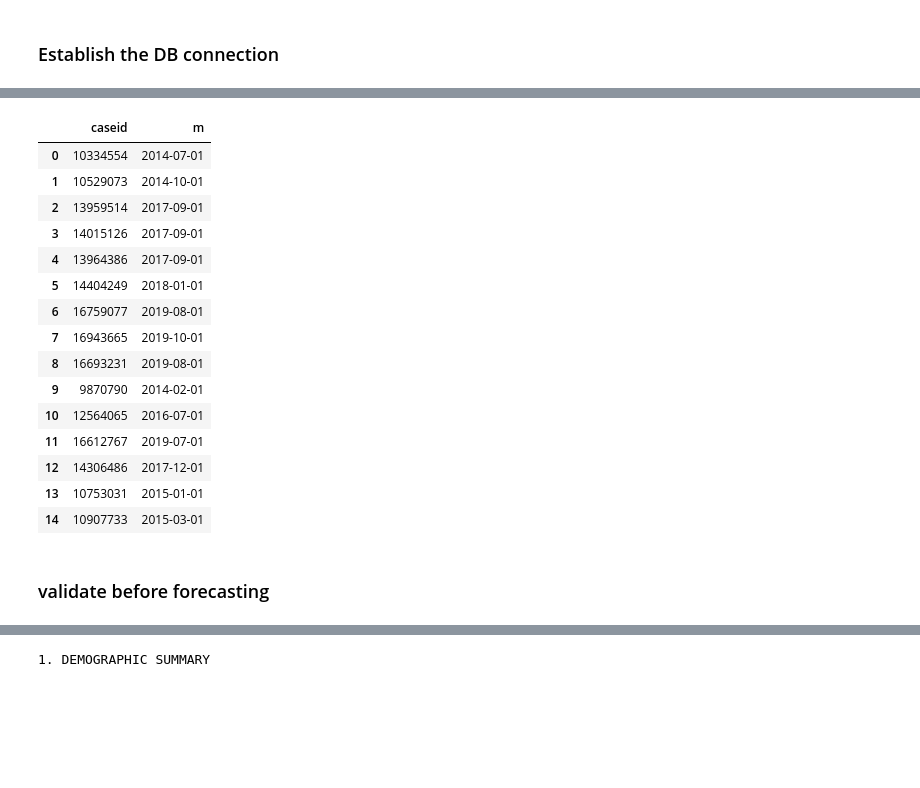
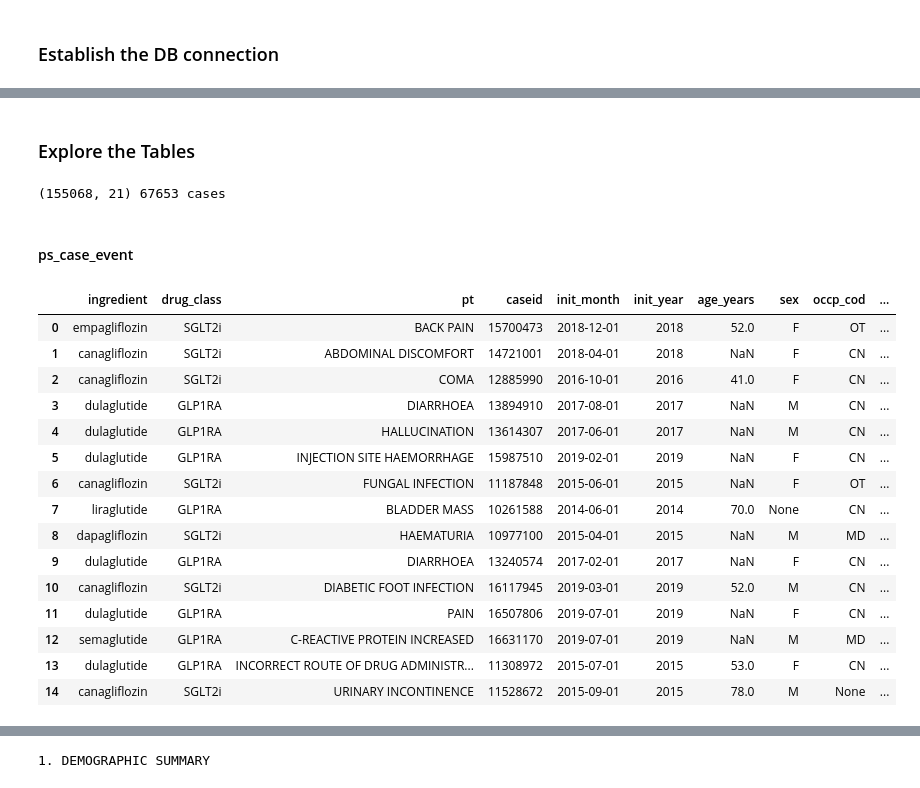
Before and after one commit to ShymaShameer/Signal2Label, a Jupyter notebook: notebooks/03_Exploration.ipynb, the cells around one changed output, grey strips where cells are left out. Saved outputs shown, nothing was run; the diff lists cells and outputs as text; code cells hidden in the pictures; blank space fills up the shorter version.

```diff
--- a/notebooks/03_Exploration.ipynb
+++ b/notebooks/03_Exploration.ipynb
@@ -47,3 +46,5 @@ print(con.sql("SHOW TABLES").df())
+# %% [markdown]
+### Explore the Tables
 # %%
 # Exploring the tables
 case_base= con.sql("SELECT * FROM case_base").df()
@@ -52,26 +53,33 @@ ce    = con.sql("SELECT * FROM ps_case_event").df()    # one row per case x ingr
 drugs = con.sql("SELECT * FROM ps_drug").df()          # drug level: brand, indication, onset
 sig   = con.sql("SELECT * FROM v_signals").df()        # flagged pairs
 stats = con.sql("SELECT * FROM v_pair_stats").df()     # all pairs with metrics
-
+ps_case_event= con.sql("SELECT * FROM ps_case_event").df()
 case_month= con.sql("SELECT * FROM case_month").df()
+case_exposure= con.sql("SELECT * FROM case_exposure").df()
+clean_demo= con.sql("SELECT * FROM clean_demo").df()
+faers_flat = con.sql("SELECT * FROM faers_flat").df()  # comprehensive table
+# %%
+print(ce.shape, ce.caseid.nunique(), "cases")
+# %% [output]
+(155068, 21) 67653 cases
+# %% [markdown]
+#### ps_case_event
 # %%
-case_month.head(15)
+ps_case_event.head(15)
 # %% [output]
-|  | caseid | m |
-| 0 | 10334554 | 2014-07-01 |
-| 1 | 10529073 | 2014-10-01 |
-| 2 | 13959514 | 2017-09-01 |
-| 3 | 14015126 | 2017-09-01 |
-| 4 | 13964386 | 2017-09-01 |
-| 5 | 14404249 | 2018-01-01 |
-| 6 | 16759077 | 2019-08-01 |
-| 7 | 16943665 | 2019-10-01 |
-| 8 | 16693231 | 2019-08-01 |
-| 9 | 9870790 | 2014-02-01 |
-| 10 | 12564065 | 2016-07-01 |
-| 11 | 16612767 | 2019-07-01 |
-| 12 | 14306486 | 2017-12-01 |
-| 13 | 10753031 | 2015-01-01 |
-| 14 | 10907733 | 2015-03-01 |
+|  | ingredient | drug_class | pt | caseid | init_month | init_year | age_years | sex | occp_cod | ... |
+| 0 | empagliflozin | SGLT2i | BACK PAIN | 15700473 | 2018-12-01 | 2018 | 52.0 | F | OT | ... |
+| 1 | canagliflozin | SGLT2i | ABDOMINAL DISCOMFORT | 14721001 | 2018-04-01 | 2018 | NaN | F | CN | ... |
+| 2 | canagliflozin | SGLT2i | COMA | 12885990 | 2016-10-01 | 2016 | 41.0 | F | CN | ... |
+| 3 | dulaglutide | GLP1RA | DIARRHOEA | 13894910 | 2017-08-01 | 2017 | NaN | M | CN | ... |
+| 4 | dulaglutide | GLP1RA | HALLUCINATION | 13614307 | 2017-06-01 | 2017 | NaN | M | CN | ... |
+| 5 | dulaglutide | GLP1RA | INJECTION SITE HAEMORRHAGE | 15987510 | 2019-02-01 | 2019 | NaN | F | CN | ... |
+| 6 | canagliflozin | SGLT2i | FUNGAL INFECTION | 11187848 | 2015-06-01 | 2015 | NaN | F | OT | ... |
+| 7 | liraglutide | GLP1RA | BLADDER MASS | 10261588 | 2014-06-01 | 2014 | 70.0 | None | CN | ... |
+| 8 | dapagliflozin | SGLT2i | HAEMATURIA | 10977100 | 2015-04-01 | 2015 | NaN | M | MD | ... |
+| 9 | dulaglutide | GLP1RA | DIARRHOEA | 13240574 | 2017-02-01 | 2017 | NaN | F | CN | ... |
+| 10 | canagliflozin | SGLT2i | DIABETIC FOOT INFECTION | 16117945 | 2019-03-01 | 2019 | 52.0 | M | CN | ... |
+| 11 | dulaglutide | GLP1RA | PAIN | 16507806 | 2019-07-01 | 2019 | NaN | F | CN | ... |
+| 12 | semaglutide | GLP1RA | C-REACTIVE PROTEIN INCREASED | 16631170 | 2019-07-01 | 2019 | NaN | M | MD | ... |
+| 13 | dulaglutide | GLP1RA | INCORRECT ROUTE OF DRUG ADMINISTR... | 11308972 | 2015-07-01 | 2015 | 53.0 | F | CN | ... |
+| 14 | canagliflozin | SGLT2i | URINARY INCONTINENCE | 11528672 | 2015-09-01 | 2015 | 78.0 | M | None | ... |
-# %% [markdown]
-### validate before forecasting
```
Also changed, not shown: parts of 23 cells of this notebook, 2 other files.
